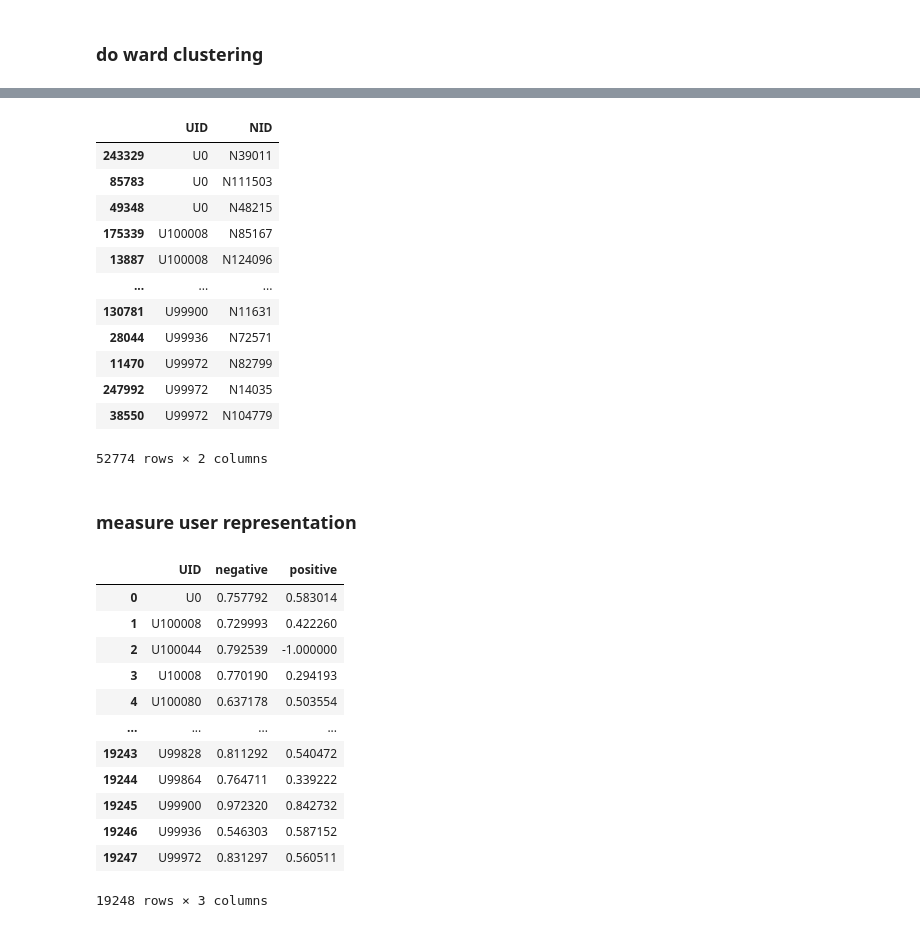
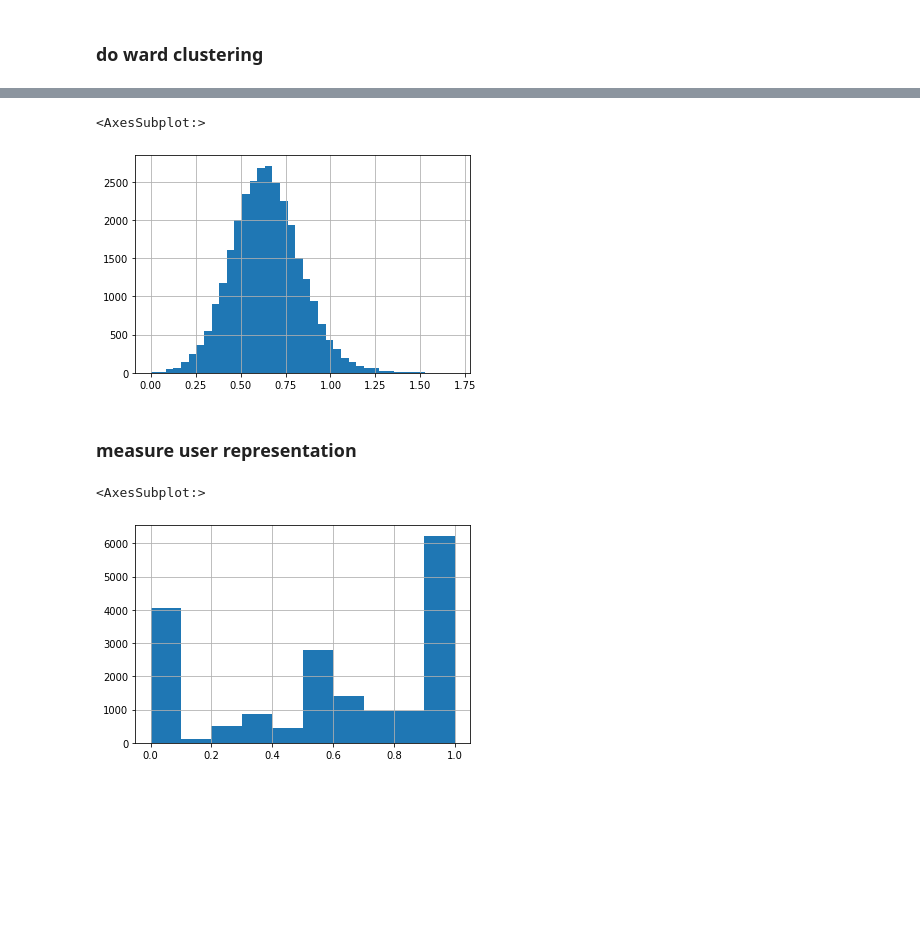
Before and after one commit to hujingwei3303/DM-project, a Jupyter notebook: DM.ipynb, the cells around one changed output, grey strips where cells are left out. Drawn from its saved outputs; the diff is of its cells as text; code cells hidden in the pictures; blank space fills up the shorter version.

Commit message:
add measurement

```diff
--- a/DM.ipynb
+++ b/DM.ipynb
@@ -78,5 +58,3 @@ df_merged = df_news.merge(df_embeddings,on='NID')
-# %%
-vectorColumns = [c for c in df_embeddings.columns if c!='NID']
 # %% [markdown]
 ### Category embedding - solution 2
 
@@ -213,7 +237,7 @@ def measurement(impression,df_user_representation):
 # %%
 t0 = 1575586800+1000
 lam = 0.01
-threshold = 0.75
+threshold = 0.85
 
-history = 'generate/user_history_0.csv'
+history = 'generate/user_history_1.csv'
 df_user_representation = clusteringBatch(history,t0,threshold=threshold,lam=lam)
@@ -220,19 +260,8 @@ df_user_representation = clusteringBatch(history,t0,threshold=threshold,lam=lam)
 # %%
-df_user_representation
+df_user_representation[~(df_user_representation.radius==0.5)].radius.hist(bins=40)
 # %% [output]
-|  | UID | NID |
-| 243329 | U0 | N39011 |
-| 85783 | U0 | N111503 |
-| 49348 | U0 | N48215 |
-| 175339 | U100008 | N85167 |
-| 13887 | U100008 | N124096 |
-| ... | ... | ... |
-| 130781 | U99900 | N11631 |
-| 28044 | U99936 | N72571 |
-| 11470 | U99972 | N82799 |
-| 247992 | U99972 | N14035 |
-| 38550 | U99972 | N104779 |
-52774 rows × 2 columns
+<AxesSubplot:>
+[figure, added]
 # %% [markdown]
 ### measure user representation
 # %%
@@ -240,18 +269,7 @@ impression = 'generate/user_impressions_0.csv'
 
 df_measure = measurement(impression,df_user_representation)
 # %%
-df_measure
+df_measure.recall.hist(bins=10)
 # %% [output]
-|  | UID | negative | positive |
-| 0 | U0 | 0.757792 | 0.583014 |
-| 1 | U100008 | 0.729993 | 0.422260 |
-| 2 | U100044 | 0.792539 | -1.000000 |
-| 3 | U10008 | 0.770190 | 0.294193 |
-| 4 | U100080 | 0.637178 | 0.503554 |
-| ... | ... | ... | ... |
-| 19243 | U99828 | 0.811292 | 0.540472 |
-| 19244 | U99864 | 0.764711 | 0.339222 |
-| 19245 | U99900 | 0.972320 | 0.842732 |
-| 19246 | U99936 | 0.546303 | 0.587152 |
-| 19247 | U99972 | 0.831297 | 0.560511 |
-19248 rows × 3 columns
+<AxesSubplot:>
+[figure, added]
```
Also changed, not shown: parts of 14 cells of this notebook, 1 other file.
